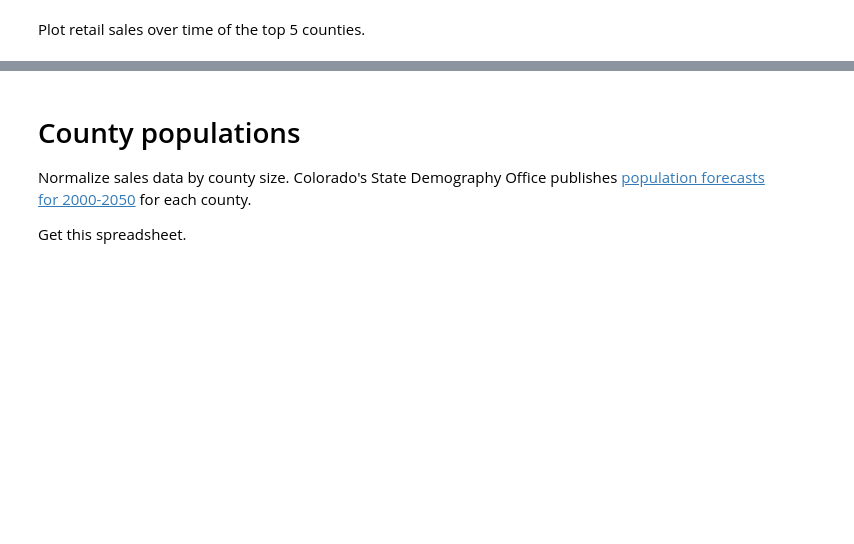
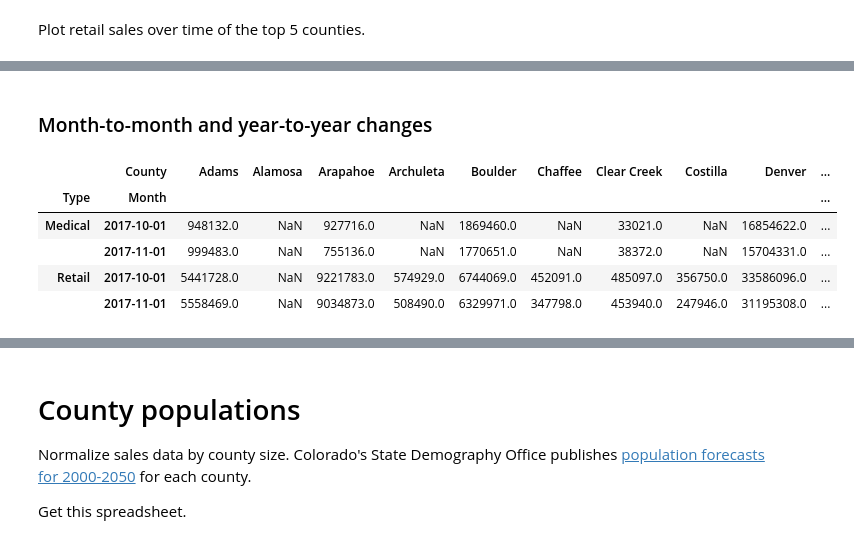
Before and after one commit to brianckeegan/cannabis_data, a Jupyter notebook: CO_Marijuana_Sales_Data.ipynb, the cells around one changed output, grey strips where cells are left out. Cells and saved outputs as stored; diff of their text form; code cells hidden in the pictures; blank space fills up the shorter version.

```diff
--- a/CO_Marijuana_Sales_Data.ipynb
+++ b/CO_Marijuana_Sales_Data.ipynb
@@ -4,7 +4,10 @@ import matplotlib as mpl
 import matplotlib.pyplot as plt
 import numpy as np
 import pandas as pd
+idx = pd.IndexSlice
+pd.options.display.max_columns = 100
 import requests, json
+import seaborn as sb
 # %% [markdown]
 The monthly marijuana sales data is published by the [Colorado Department of Revenue](https://www.colorado.gov/pacific/revenue/colorado-marijuana-sales-reports)
 
@@ -134,0 +216,15 @@ plt.legend(loc='center left',bbox_to_anchor=(1,.5))
+# %% [markdown]
+### Month-to-month and year-to-year changes
+# %%
+# Changes since last month
+mom_changes = wide_df.loc[idx[['Medical','Retail'],['2017-10-01','2017-11-01']],:]
+
+# Changes since last year
+yoy_changes = wide_df.loc[idx[['Medical','Retail'],['2016-11-01','2017-11-01']],:]
+# %% [output]
+|  | County | Adams | Alamosa | Arapahoe | Archuleta | Boulder | Chaffee | Clear Creek | Costilla | Denver | ... |
+| Type | Month |  |  |  |  |  |  |  |  |  | ... |
+| Medical | 2017-10-01 | 948132.0 | NaN | 927716.0 | NaN | 1869460.0 | NaN | 33021.0 | NaN | 16854622.0 | ... |
+|  | 2017-11-01 | 999483.0 | NaN | 755136.0 | NaN | 1770651.0 | NaN | 38372.0 | NaN | 15704331.0 | ... |
+| Retail | 2017-10-01 | 5441728.0 | NaN | 9221783.0 | 574929.0 | 6744069.0 | 452091.0 | 485097.0 | 356750.0 | 33586096.0 | ... |
+|  | 2017-11-01 | 5558469.0 | NaN | 9034873.0 | 508490.0 | 6329971.0 | 347798.0 | 453940.0 | 247946.0 | 31195308.0 | ... |
```
Also changed, not shown: parts of 18 cells of this notebook, 1 other file.
